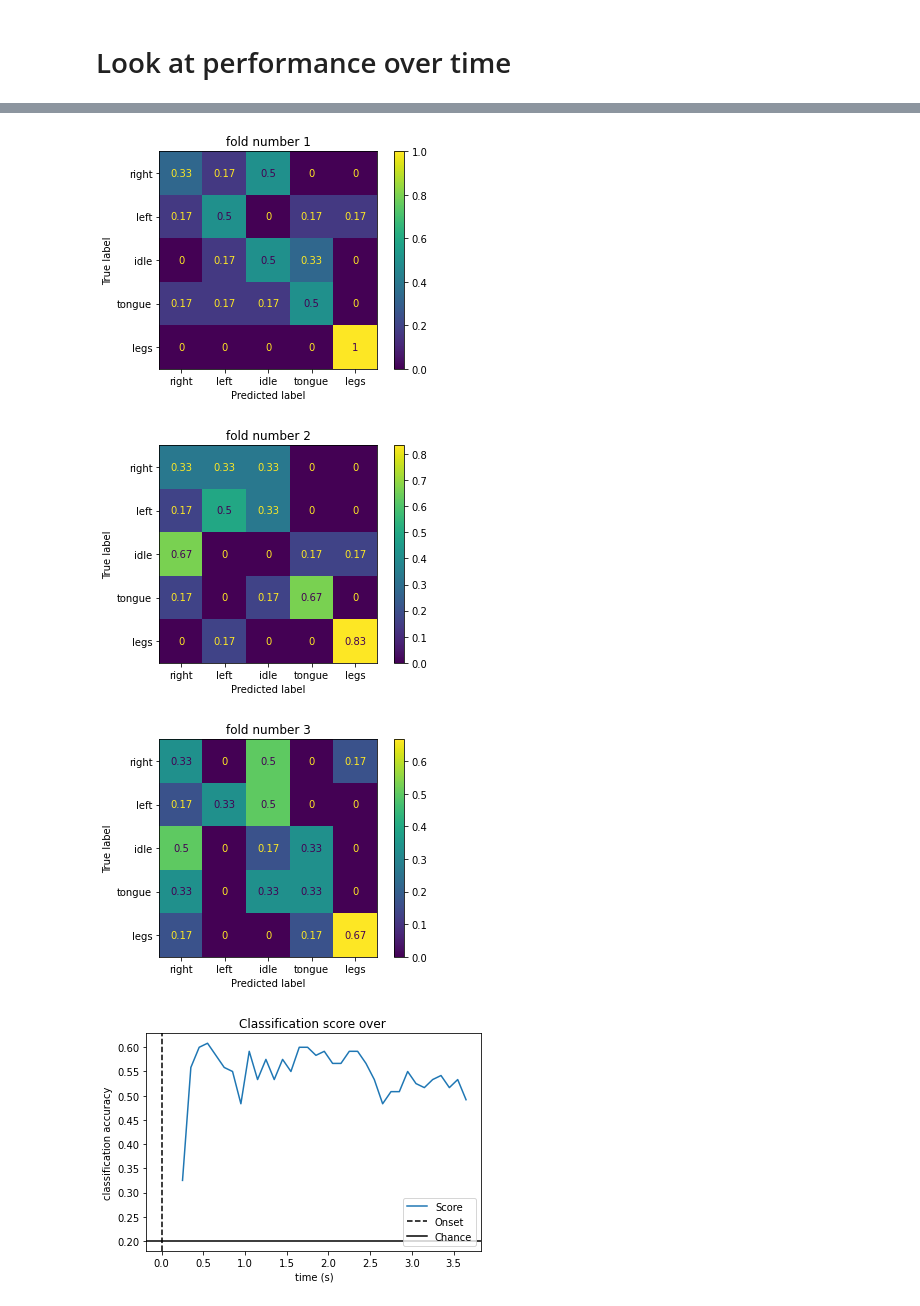
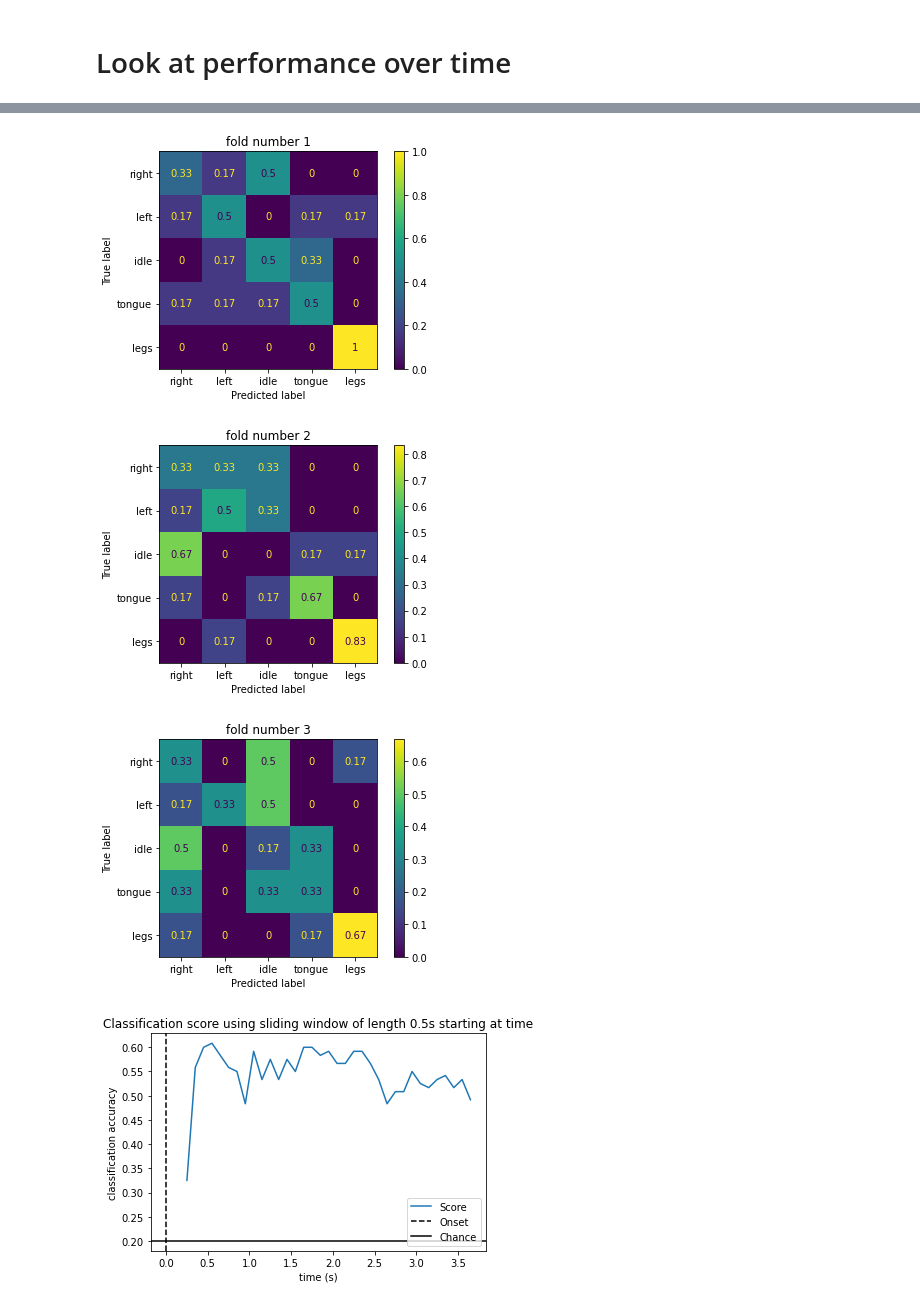
Before and after one commit to evyatarluv/bci4als, a Jupyter notebook: examples/notebooks/csp_lda.ipynb, the cells around one changed output, grey strips where cells are left out. Drawn from its saved outputs; the diff is of its cells as text; code cells hidden in the pictures.

```diff
--- a/examples/notebooks/csp_lda.ipynb
+++ b/examples/notebooks/csp_lda.ipynb
@@ -34,9 +34,9 @@ if example == ADI:
 if example == AVI:
     subject = 'avi'
     session_id = '1'
-    num_channels = 16
+    num_channels = 13
 
-recordings_path = '../recordings'
+recordings_path = '..\\..\\recordings'
 labels_path = os.path.join(recordings_path, subject, session_id, 'labels.csv')
 trials_path = os.path.join(recordings_path, subject, session_id, 'trials.pickle')
 
@@ -157,32 +157,32 @@ for idx, (train_idx, test_idx) in enumerate(cv_split):
 # Plot scores over time
 w_times = (w_start + w_length / 2.) / sfreq + epochs.tmin
 
 plt.figure()
 plt.plot(w_times, np.mean(scores_windows, 0), label='Score')
 plt.axvline(0, linestyle='--', color='k', label='Onset')
 plt.axhline(0.2, linestyle='-', color='k', label='Chance')
 plt.xlabel('time (s)')
 plt.ylabel('classification accuracy')
-plt.title('Classification score over ')
+plt.title('Classification score using sliding window of length 0.5s starting at time')
 plt.legend(loc='lower right')
 plt.show()
 
 
 
 
 # todo: continue here
 # why recordings/adi/7 different lengths? (are they online??)
 # why are recordings/adi/6 different lengths (sometimes 4, sometimes 4.5 secs)
 # expose full_scr to main script
 # add metadata: datetime, offline/online
 # control all trials to be same sample length
 # keep track of recordings
 # write a recordings schedule
 # set recordings_folder initial_dir
 # incremental LDA
 # %% [output]
 [figure]
 [figure]
 [figure]
 [figure]
-[figure, old version]
+[figure, new version]
```
Also changed, not shown: 4 other files.
